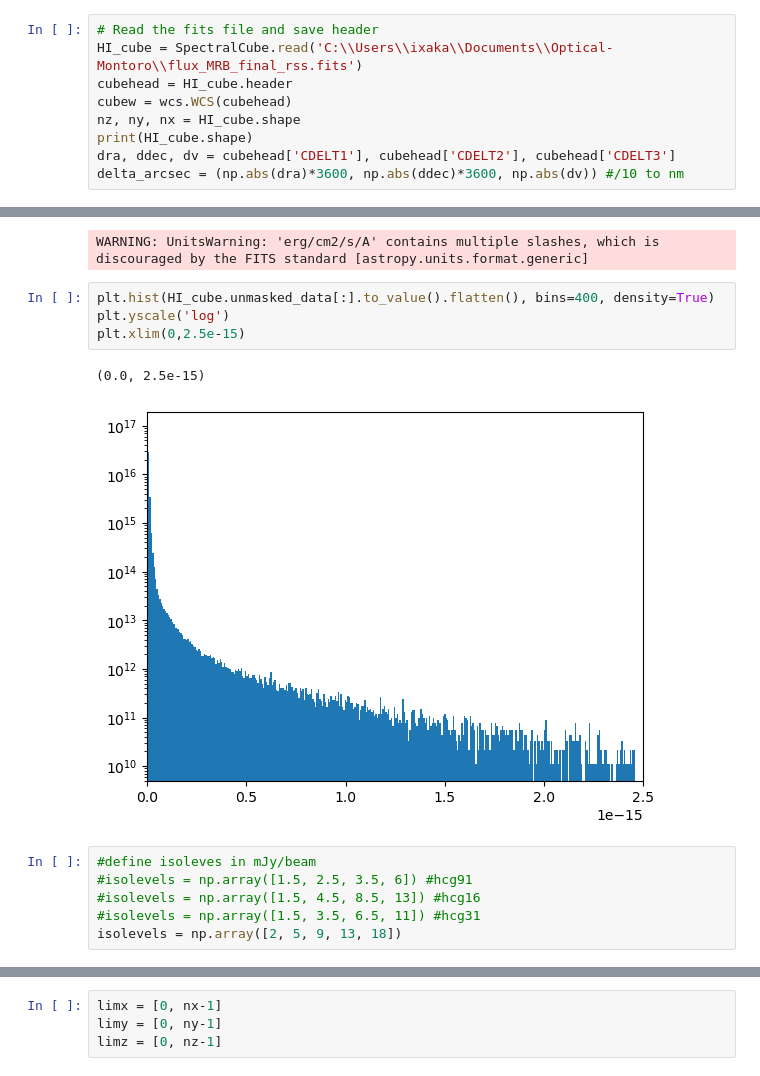
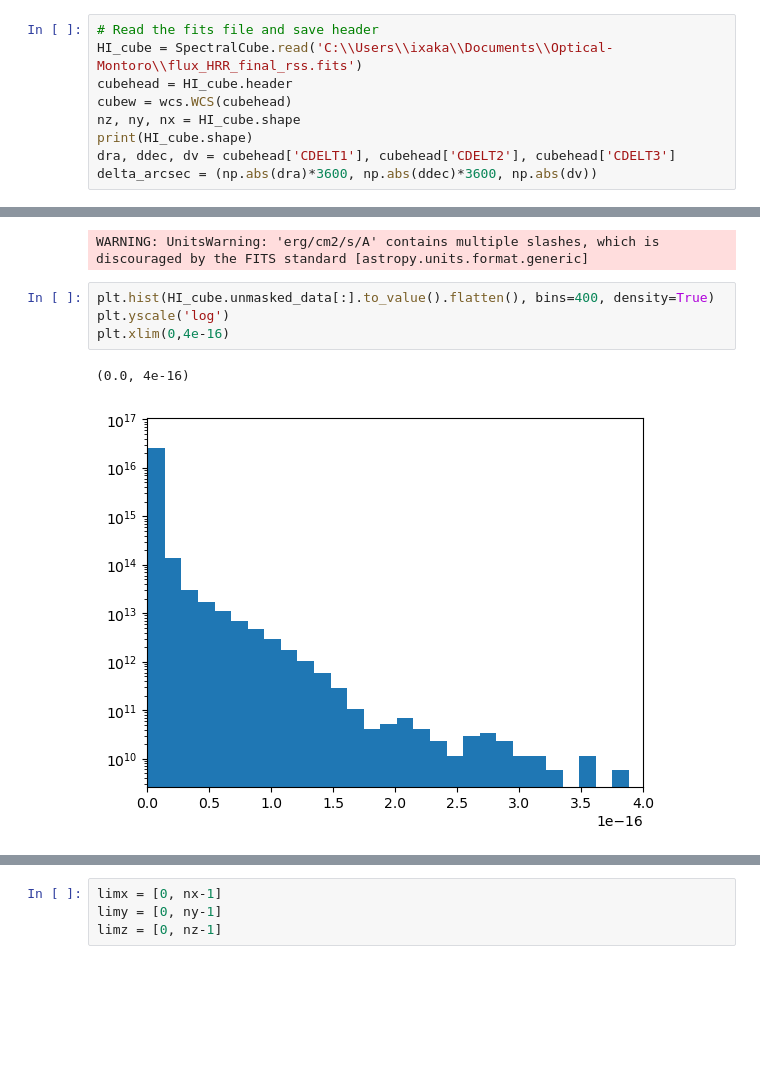
Before and after one commit to ixakalabadie/ViSL3D, a Jupyter notebook: create_3d_optical.ipynb, the cells around one changed output, grey strips where cells are left out. Drawn from its saved outputs; the diff is of its cells as text; blank space fills up the shorter version.

```diff
--- a/create_3d_optical.ipynb
+++ b/create_3d_optical.ipynb
@@ -18,26 +20,20 @@ importlib.reload(c3)
 C:\Users\ixaka\Documents\Visualization
 # %%
 # Read the fits file and save header
-HI_cube = SpectralCube.read('C:\\Users\\ixaka\\Documents\\Optical-Montoro\\flux_MRB_final_rss.fits')
+HI_cube = SpectralCube.read('C:\\Users\\ixaka\\Documents\\Optical-Montoro\\flux_HRR_final_rss.fits')
 cubehead = HI_cube.header
 cubew = wcs.WCS(cubehead)
 nz, ny, nx = HI_cube.shape
 print(HI_cube.shape)
 dra, ddec, dv = cubehead['CDELT1'], cubehead['CDELT2'], cubehead['CDELT3']
-delta_arcsec = (np.abs(dra)*3600, np.abs(ddec)*3600, np.abs(dv)) #/10 to nm
+delta_arcsec = (np.abs(dra)*3600, np.abs(ddec)*3600, np.abs(dv))
 # %% [output]
 (4300, 52, 58)
 WARNING: UnitsWarning: 'erg/cm2/s/A' contains multiple slashes, which is discouraged by the FITS standard [astropy.units.format.generic]
 # %%
 plt.hist(HI_cube.unmasked_data[:].to_value().flatten(), bins=400, density=True)
 plt.yscale('log')
-plt.xlim(0,2.5e-15)
+plt.xlim(0,4e-16)
 # %% [output]
-(0.0, 2.5e-15)
+(0.0, 4e-16)
-[figure, old version]
+[figure, new version]
-# %%
-#define isoleves in mJy/beam
-#isolevels = np.array([1.5, 2.5, 3.5, 6]) #hcg91
-#isolevels = np.array([1.5, 4.5, 8.5, 13]) #hcg16
-#isolevels = np.array([1.5, 3.5, 6.5, 11]) #hcg31
-isolevels = np.array([2, 5, 9, 13, 18])
```
Also changed, not shown: parts of 28 cells of this notebook, 1 other file.
